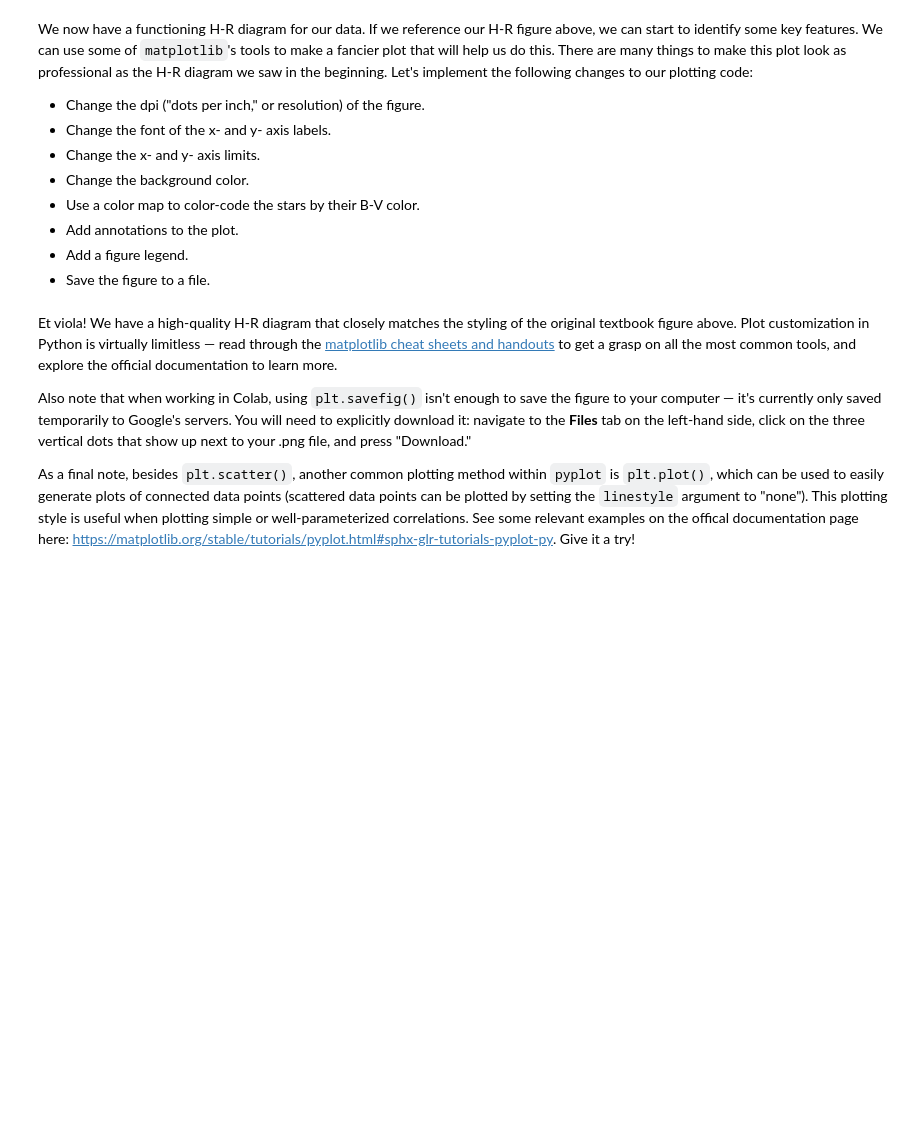
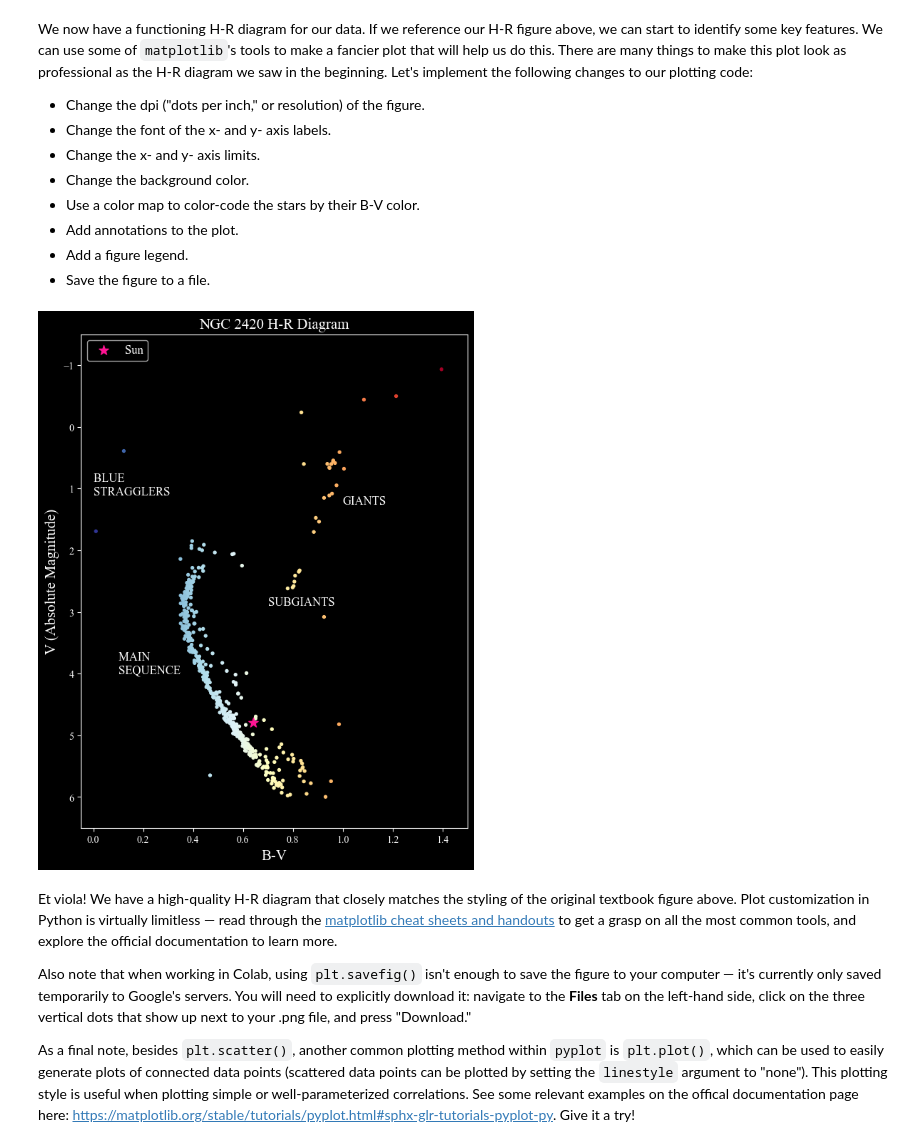
Before and after one commit to BrandonRadzom/pyiu, a Jupyter notebook: crash-course/demo-solutions/hr_diagram_demo_part1_complete.ipynb, the cells around one changed output. Cells and saved outputs as stored; diff of their text form; code cells hidden in the pictures; blank space fills up the shorter version.

```diff
--- a/crash-course/demo-solutions/hr_diagram_demo_part1_complete.ipynb
+++ b/crash-course/demo-solutions/hr_diagram_demo_part1_complete.ipynb
@@ -402,10 +482,6 @@ We now have a functioning H-R diagram for our data. If we reference our H-R figu
 matplotlib.rcParams["figure.dpi"] = 100
 # We can even change the font style!
 plt.rcParams["font.family"] = "Times New Roman"
-
-matplotlib.rcParams['mathtext.fontset'] = 'custom'
-matplotlib.rcParams['mathtext.rm'] = 'Times New Roman'
-matplotlib.rcParams['mathtext.it'] = 'Times New Roman:italic'
 # Set the background to be black and the axes and text to be white
 plt.style.use("dark_background")
 
@@ -415,33 +491,35 @@ plt.figure(figsize=(7, 9))
 # Set the plot title and font size
 plt.title("NGC 2420 H-R Diagram", size=15)
 # Plot B-V colors against absolute V magnitudes
 plt.scatter(bv_colors, vmags_abs, s=8, c=bv_colors, cmap="RdYlBu_r")
 # Plot the approx. B-V color and absolute V magnitude for the Sun (source: https://iopscience.iop.org/article/10.3847/1538-4365/aabfdf)
 # Note the "label" argument sets the text label for this data point
 plt.scatter(0.64, 4.80, marker="*", s=100, c="deeppink", label="Sun")
 # Invert the y-axis, which shows absolute V magnitudes
 plt.gca().invert_yaxis()
 # Set axis limits
 plt.xlim(-0.05, 1.5)
 plt.ylim(6.5, -1.5)
 
 # Set axis labels
 plt.xlabel("B-V", size=15)
 plt.ylabel("V (Absolute Magnitude)", size=15)
 
 # Label key regions of the H-R diagram
 plt.annotate("MAIN \nSEQUENCE", xy=(0.1, 4), xycoords="data", size=12)
 plt.annotate("GIANTS", xy=(1, 1.25), xycoords="data", size=12)
 plt.annotate("SUBGIANTS", xy=(0.7, 2.9), xycoords="data", size=12)
 plt.annotate("BLUE \nSTRAGGLERS", xy=(0, 1.1), xycoords="data", size=12)
 
 # Create a figure legend
 plt.legend(loc="upper left", fontsize=12)
 # Save the figure as a .png file
 plt.savefig("hr_diagram.png")
 
 # Change style settings back to normal
 plt.style.use("default")
+# %% [output]
+[figure, added]
 # %% [markdown]
 Et viola! We have a high-quality H-R diagram that closely matches the styling of the original textbook figure above. Plot customization in Python is virtually limitless &mdash; read through the [matplotlib cheat sheets and handouts](https://matplotlib.org/cheatsheets/) to get a grasp on all the most common tools, and explore the official documentation to learn more.
 
```
Also changed, not shown: parts of 28 cells of this notebook, 1 other file.
